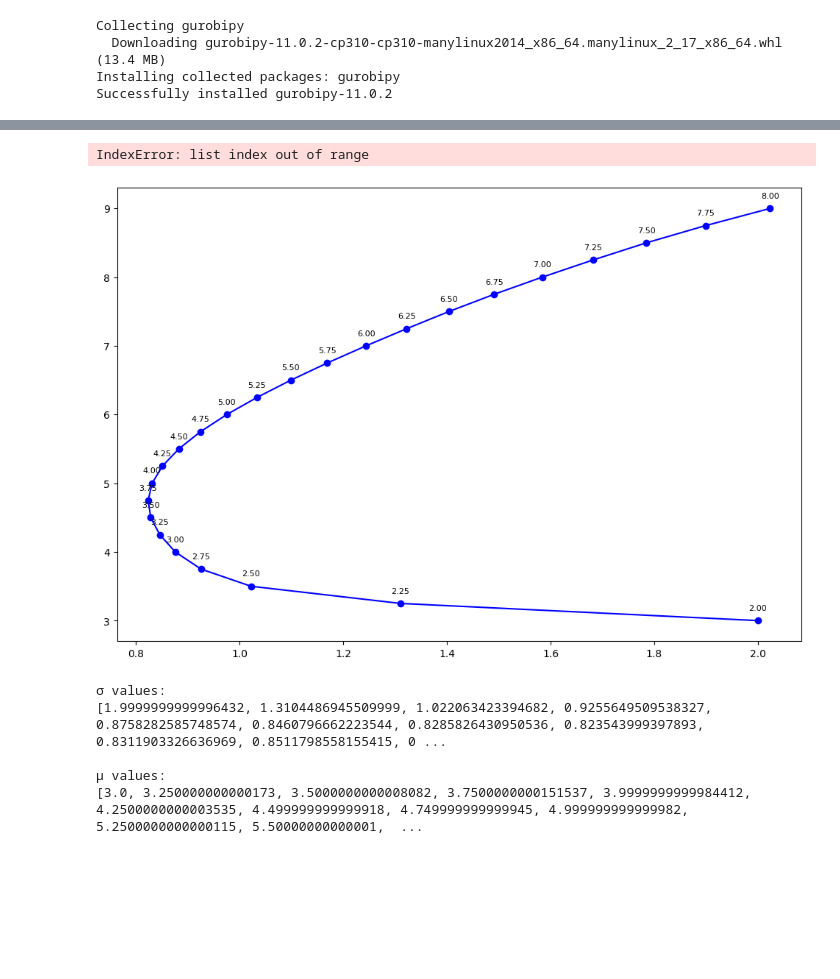
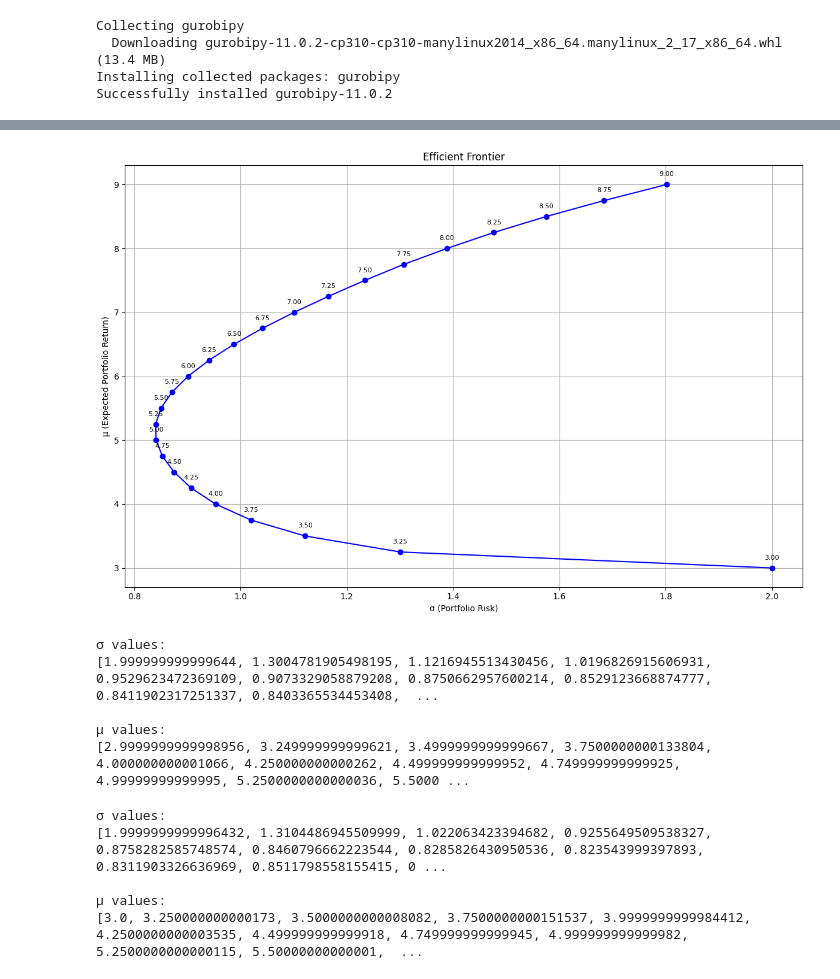
Before and after one commit to Guliko24/CF969_SU, a Jupyter notebook: Assignment_1_final.ipynb, the cells around one changed output, grey strips where cells are left out. Drawn from its saved outputs; the diff is of its cells as text; code cells hidden in the pictures; blank space fills up the shorter version.

```diff
--- a/Assignment_1_final.ipynb
+++ b/Assignment_1_final.ipynb
@@ -75,6 +78,7 @@ def optimize_portfolio(returns, cov_matrix, target_return):
 r_values = np.arange(2.00, 9.25, 0.25)
 sigma_values = []
 mu_values = []
+valid_r_values = []  # Store r values for which we have results
 
 for r in r_values:
     weights, risk = optimize_portfolio(mmu.flatten(), C, r)
@@ -83,63 +87,54 @@ for r in r_values:
         mu = np.dot(mmu.flatten(), weights)
         sigma_values.append(sigma)
         mu_values.append(mu)
+        valid_r_values.append(r)  # Store the r value
+
 
 # Plot the efficient frontier with labels
 plt.figure(figsize=(12, 8))
 plt.plot(sigma_values, mu_values, 'b-o')
 
 # Add labels to each point
-for i, r in enumerate(r_values):
+for i, r in enumerate(valid_r_values):  # Iterate over valid r values
     plt.annotate(f'{r:.2f}', (sigma_values[i], mu_values[i]),
                  textcoords="offset points",
                  xytext=(0,10),
                  ha='center',
                  fontsize=8)
 
 plt.xlabel('σ (Portfolio Risk)')
 plt.ylabel('μ (Expected Portfolio Return)')
 plt.title('Efficient Frontier')
 plt.grid(True)
 
 # Adjust the plot layout to prevent overlapping labels
 plt.tight_layout()
 
 plt.show()
 
 # Print the results
 print("σ values:")
 print(sigma_values)
 print("\nμ values:")
 print(mu_values)
 r_values = np.arange(2.00, 9.25, 0.25)
 sigma_values = []
 mu_values = []
 
 for r in r_values:
     weights, risk = optimize_portfolio(mmu.flatten(), C, r)
     if weights is not None:
         sigma = np.sqrt(risk)
         mu = np.dot(mmu.flatten(), weights)
         sigma_values.append(sigma)
         mu_values.append(mu)
-
-# Plot the efficient frontier
-plt.figure(figsize=(10, 6))
-plt.plot(sigma_values, mu_values, 'b-o')
-plt.xlabel('σ (Portfolio Risk)')
-plt.ylabel('μ (Expected Portfolio Return)')
-plt.title('Efficient Frontier')
-plt.grid(True)
-plt.show()
-
-# Print the results
-print("σ values:")
-print(sigma_values)
-print("\nμ values:")
-print(mu_values)
 # %% [output]
+[figure, new version]
-IndexError: list index out of range
+σ values:
+[1.999999999999644, 1.3004781905498195, 1.1216945513430456, 1.0196826915606931, 0.9529623472369109, 0.9073329058879208, 0.8750662957600214, 0.8529123668874777, 0.8411902317251337, 0.8403365534453408,  ...
+
+μ values:
+[2.9999999999998956, 3.249999999999621, 3.4999999999999667, 3.7500000000133804, 4.000000000001066, 4.250000000000262, 4.499999999999952, 4.749999999999925, 4.99999999999995, 5.2500000000000036, 5.5000 ...
-[figure, old version]
 # %%
 # Print the results
 print("σ values:")
```
Also changed, not shown: parts of 7 cells of this notebook.
